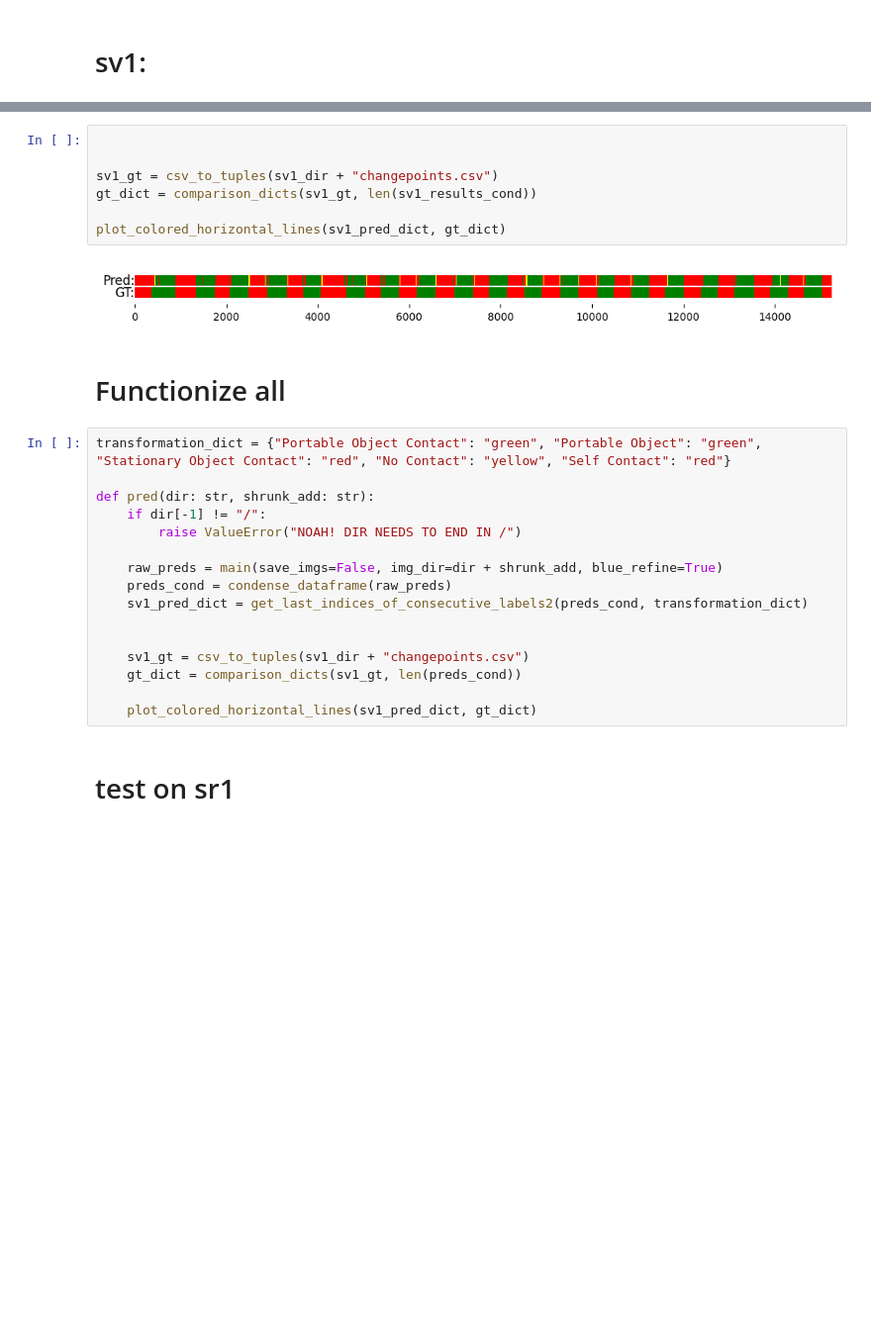
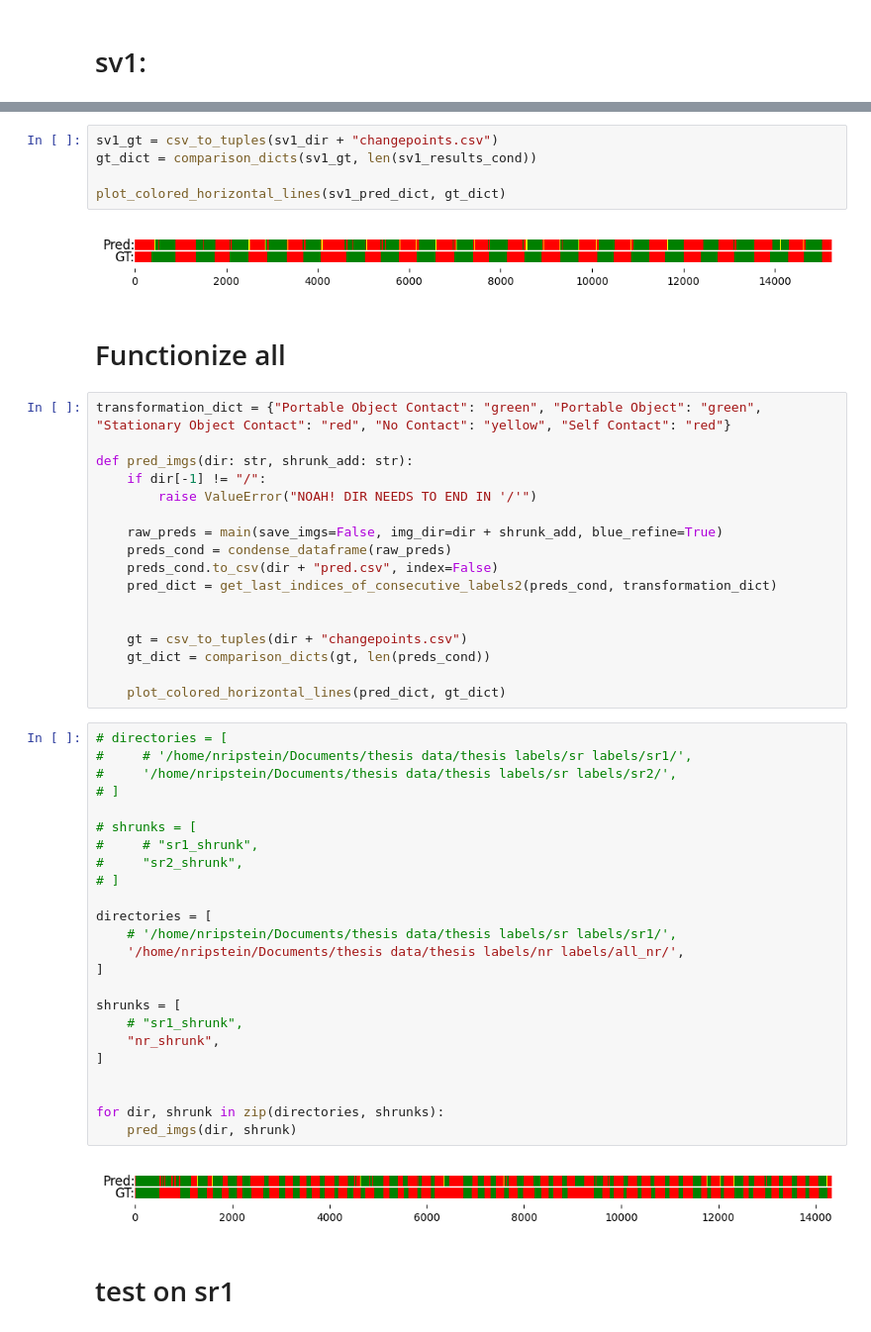
Before and after one commit to nripstein/Thesis-100-DOH, a Jupyter notebook: caller.ipynb, the cells around one changed output, grey strips where cells are left out. Shown at 99% size. Cells and saved outputs as stored; diff of their text form; blank space fills up the shorter version.

```diff
--- a/caller.ipynb
+++ b/caller.ipynb
@@ -363,6 +319,4 @@ NameError: name 'csv_to_tuples' is not defined
 # %%
-
-
 sv1_gt = csv_to_tuples(sv1_dir + "changepoints.csv")
 gt_dict = comparison_dicts(sv1_gt, len(sv1_results_cond))
 
@@ -374,19 +328,46 @@ plot_colored_horizontal_lines(sv1_pred_dict, gt_dict)
 # %%
 transformation_dict = {"Portable Object Contact": "green", "Portable Object": "green", "Stationary Object Contact": "red", "No Contact": "yellow", "Self Contact": "red"}
 
-def pred(dir: str, shrunk_add: str):
+def pred_imgs(dir: str, shrunk_add: str):
     if dir[-1] != "/":
-        raise ValueError("NOAH! DIR NEEDS TO END IN /")
+        raise ValueError("NOAH! DIR NEEDS TO END IN '/'")
 
     raw_preds = main(save_imgs=False, img_dir=dir + shrunk_add, blue_refine=True)
     preds_cond = condense_dataframe(raw_preds)
-    sv1_pred_dict = get_last_indices_of_consecutive_labels2(preds_cond, transformation_dict)
+    preds_cond.to_csv(dir + "pred.csv", index=False)
+    pred_dict = get_last_indices_of_consecutive_labels2(preds_cond, transformation_dict)
 
 
-    sv1_gt = csv_to_tuples(sv1_dir + "changepoints.csv")
-    gt_dict = comparison_dicts(sv1_gt, len(preds_cond))
+    gt = csv_to_tuples(dir + "changepoints.csv")
+    gt_dict = comparison_dicts(gt, len(preds_cond))
 
-    plot_colored_horizontal_lines(sv1_pred_dict, gt_dict)
+    plot_colored_horizontal_lines(pred_dict, gt_dict)
+# %%
+# directories = [
+#     # '/home/nripstein/Documents/thesis data/thesis labels/sr labels/sr1/',
+#     '/home/nripstein/Documents/thesis data/thesis labels/sr labels/sr2/',
+# ]
+
+# shrunks = [
+#     # "sr1_shrunk",
+#     "sr2_shrunk",
+# ]
+
+directories = [
+    # '/home/nripstein/Documents/thesis data/thesis labels/sr labels/sr1/',
+    '/home/nripstein/Documents/thesis data/thesis labels/nr labels/all_nr/',
+]
+
+shrunks = [
+    # "sr1_shrunk",
+    "nr_shrunk",
+]
+
+
+for dir, shrunk in zip(directories, shrunks):
+    pred_imgs(dir, shrunk)
+# %% [output]
+[figure, added]
 # %% [markdown]
 # test on sr1
 # %%
```
Also changed, not shown: parts of 7 cells of this notebook, 2 other files.
